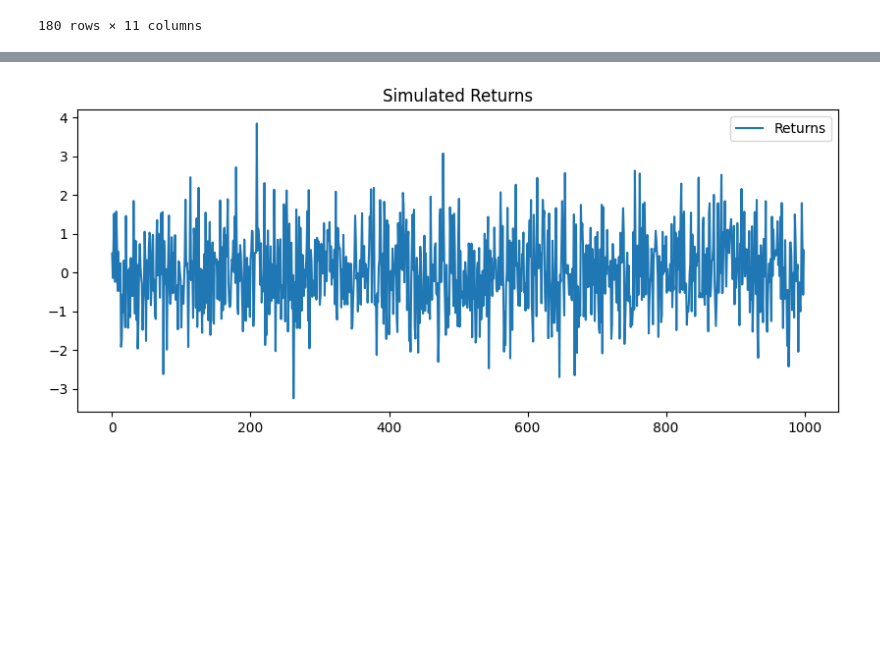
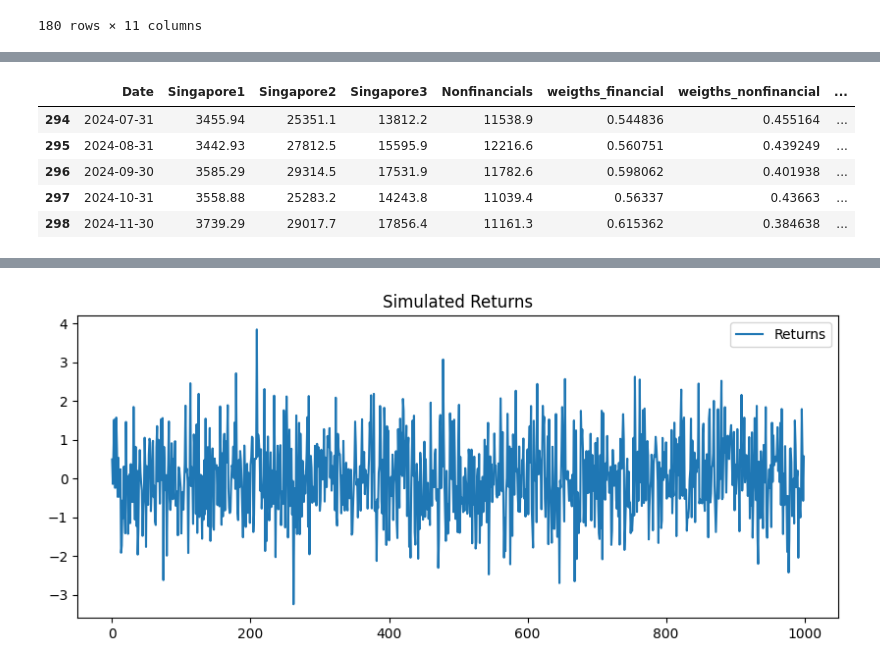
Before and after one commit to aizudeen11/cfm-nlp, a Jupyter notebook: main.ipynb, the cells around one changed output, grey strips where cells are left out. Cells and saved outputs as stored; diff of their text form; code cells hidden in the pictures; blank space fills up the shorter version.

```diff
--- a/main.ipynb
+++ b/main.ipynb
@@ -344,0 +267,26 @@ model or by setting rescale=False.
+# %%
+import warnings
+warnings.filterwarnings("ignore")
+
+fb_sg = fb[['Date', 'Singapore1', 'Singapore2', 'Singapore3']]
+fb_sg['Date'] = pd.to_datetime(fb_sg['Date']) + pd.offsets.MonthEnd(0) #comment
+fb_sg['Nonfinancials'] = fb_sg['Singapore2'] - fb_sg['Singapore3']
+fb_sg['weigths_financial'] = fb_sg['Singapore3'] / fb_sg['Singapore2']
+fb_sg['weigths_nonfinancial'] = fb_sg['Nonfinancials'] / fb_sg['Singapore2']
+fb_sg['Price_Growth'] = ((fb_sg['Singapore1'] / fb_sg['Singapore1'].shift(1))-1) * 100
+fb_sg['Financial_Growth'] = fb_sg['Price_Growth'] * fb_sg['weigths_financial']
+fb_sg['Financial Index'] = np.nan
+fb_sg.reset_index(drop=True, inplace=True)
+fb_sg.at[0, 'Financial Index'] = 100
+# fb_sg['Financial Index'].iloc[1:].apply(lambda x: x.shift(1) * (fb_sg['Financial_Growth'] / 100 + 1))
+# fb_sg['Financial Index'] = fb_sg['Financial Index'].shift(1) * ((fb_sg['Financial_Growth'] / 100) + 1)
+for i in range(1, len(fb_sg)):
+    fb_sg.at[i, 'Financial Index'] = fb_sg.at[i-1, 'Financial Index'] * ((fb_sg.at[i, 'Financial_Growth'] / 100) + 1)
+fb_sg.tail()
+# %% [output]
+|  | Date | Singapore1 | Singapore2 | Singapore3 | Nonfinancials | weigths_financial | weigths_nonfinancial | ... |
+| 294 | 2024-07-31 | 3455.94 | 25351.1 | 13812.2 | 11538.9 | 0.544836 | 0.455164 | ... |
+| 295 | 2024-08-31 | 3442.93 | 27812.5 | 15595.9 | 12216.6 | 0.560751 | 0.439249 | ... |
+| 296 | 2024-09-30 | 3585.29 | 29314.5 | 17531.9 | 11782.6 | 0.598062 | 0.401938 | ... |
+| 297 | 2024-10-31 | 3558.88 | 25283.2 | 14243.8 | 11039.4 | 0.56337 | 0.43663 | ... |
+| 298 | 2024-11-30 | 3739.29 | 29017.7 | 17856.4 | 11161.3 | 0.615362 | 0.384638 | ... |
```
Also changed, not shown: parts of 10 cells of this notebook, 2 other files.
